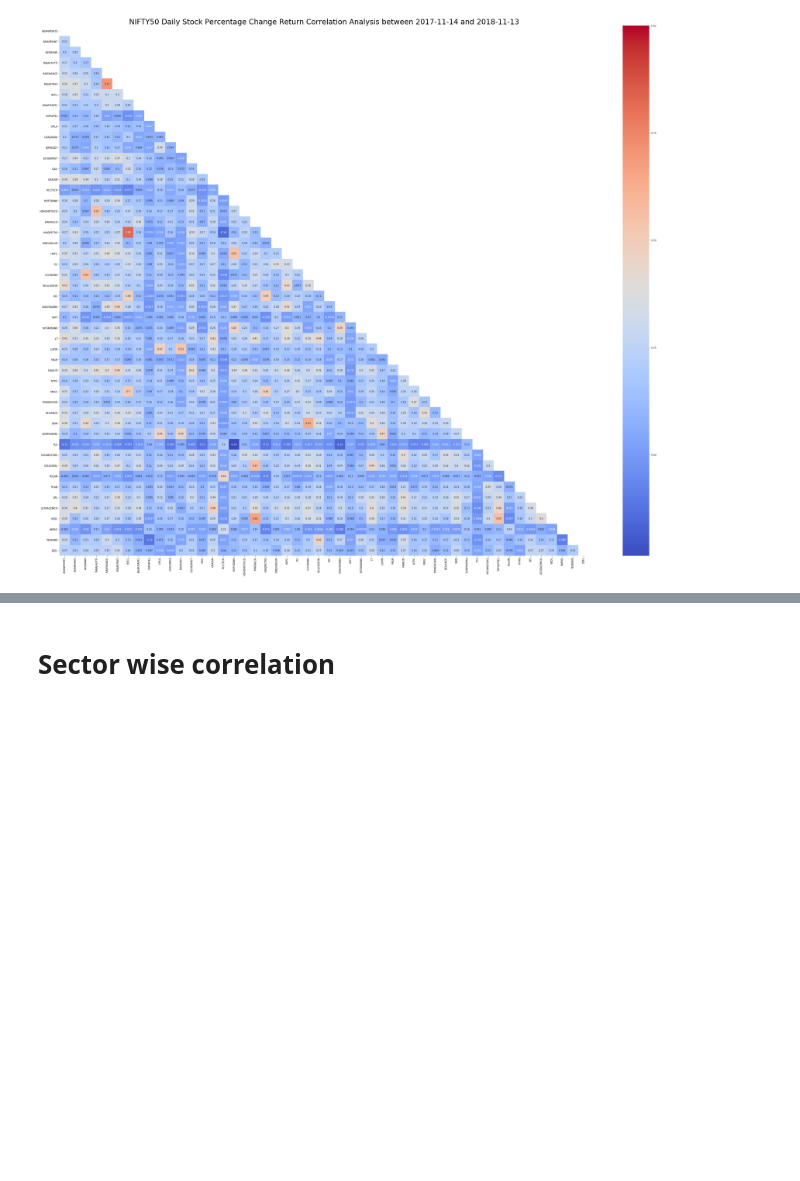
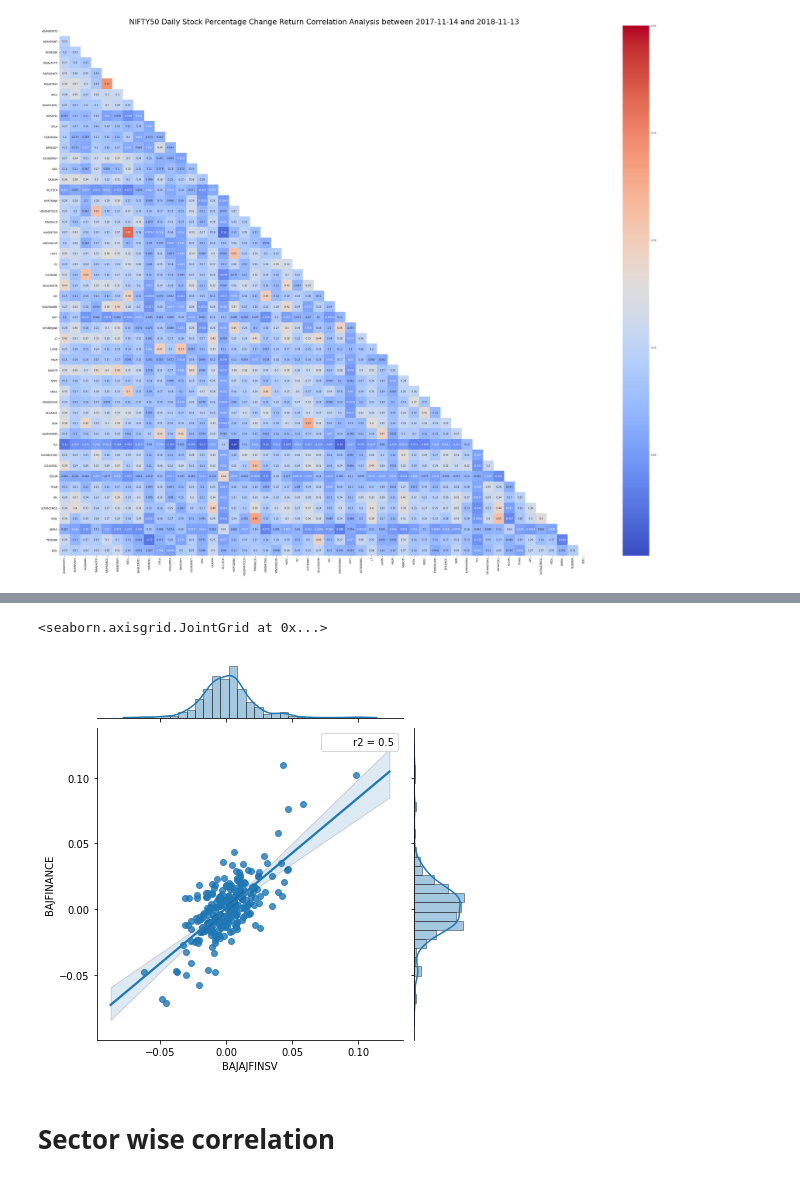
Before and after one commit to magnacore/NIFTY50-52-week-Correlation-Analysis, a Jupyter notebook: NIFTY50 Correlation 52 week/NIFTY50 Correlation Matrix.ipynb, the cells around one changed output, grey strips where cells are left out. Saved outputs shown, nothing was run; the diff lists cells and outputs as text; code cells hidden in the pictures; blank space fills up the shorter version.

```diff
--- a/NIFTY50 Correlation 52 week/NIFTY50 Correlation Matrix.ipynb
+++ b/NIFTY50 Correlation 52 week/NIFTY50 Correlation Matrix.ipynb
@@ -247,3 +257,8 @@ fig.savefig("NIFTY50CorrelationMatrix.png", dpi=300)
+# %%
+sns.jointplot("BAJAJFINSV", "BAJFINANCE", data=daily_percent_change, kind="reg", stat_func=r2)
+# %% [output]
+<seaborn.axisgrid.JointGrid at 0x...>
+[figure, added]
 # %% [markdown]
 # Sector wise correlation
 # %%
```
Also changed, not shown: parts of 3 cells of this notebook.
